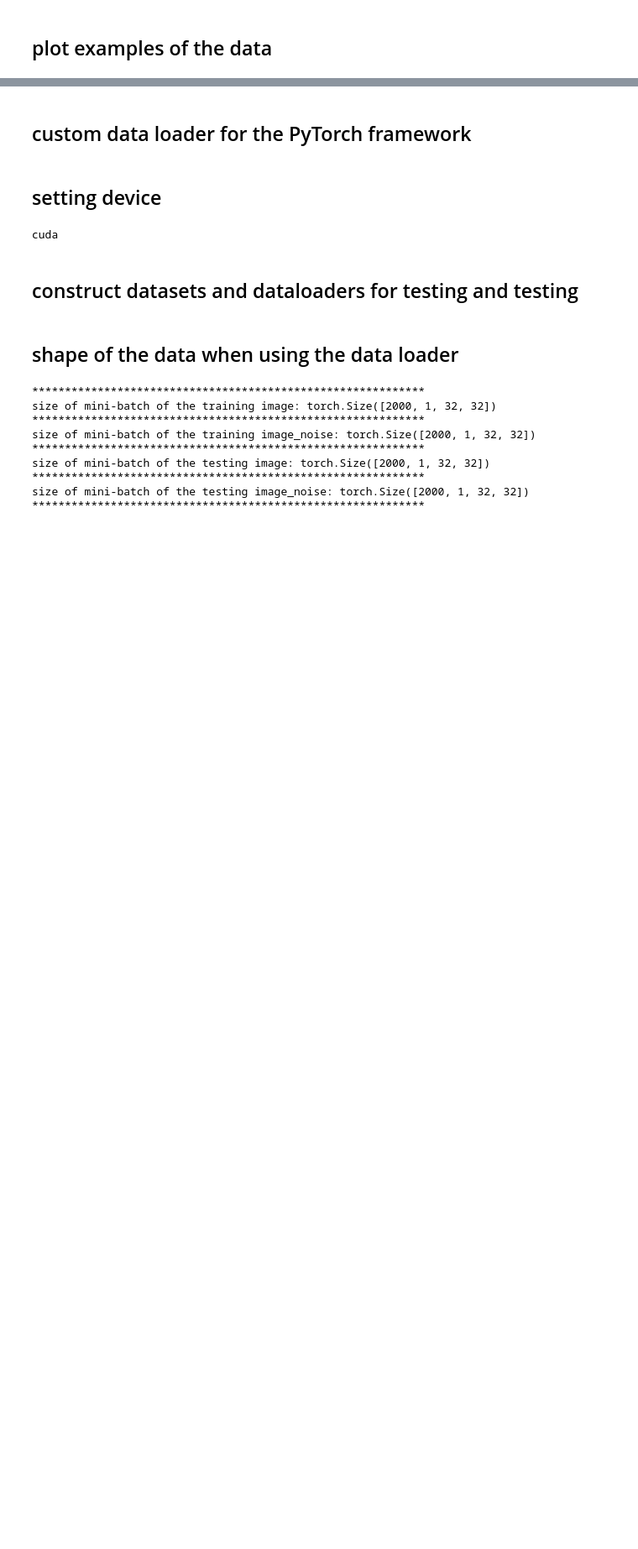
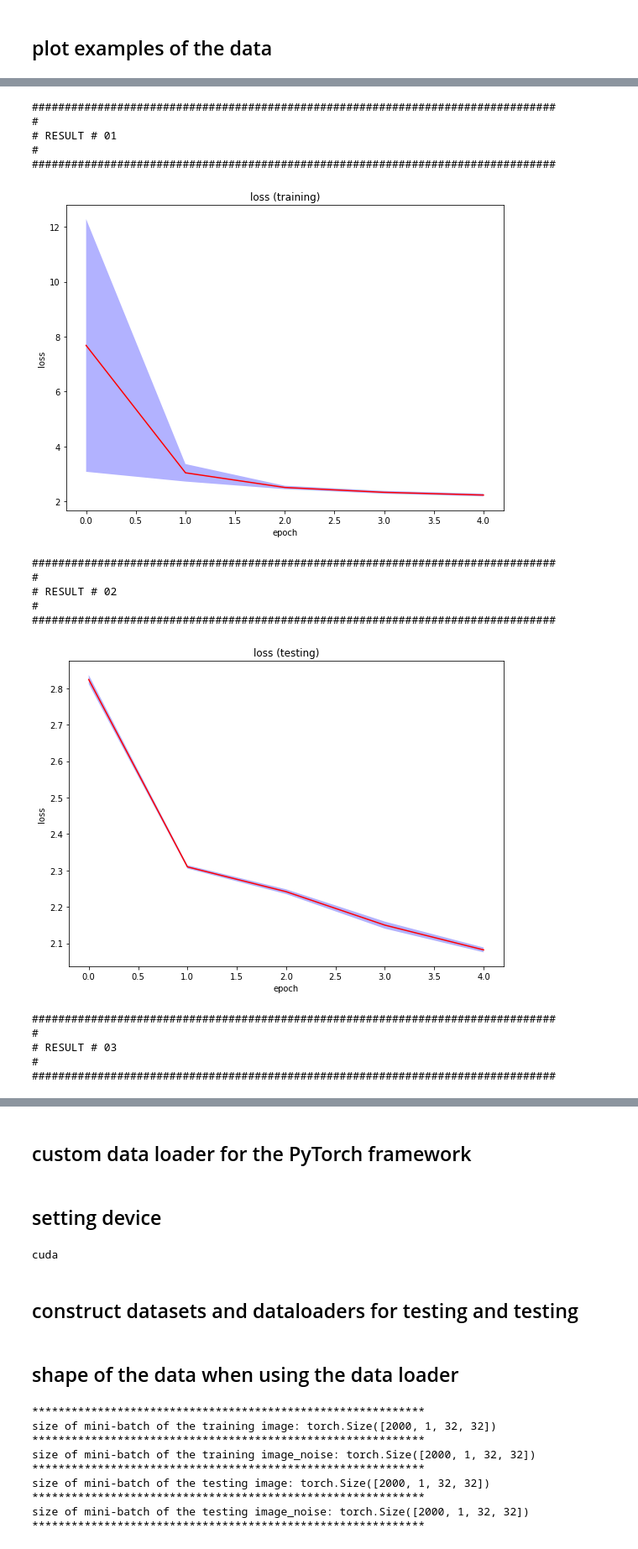
Before and after one commit to ClothesSilly/BetweenOurClothes_CategoryModel, a Jupyter notebook: ClothesCategorizeModel/ClothesCategorizeModel.ipynb, the cells around one changed output, grey strips where cells are left out. Shown: that part at 84% size. Drawn from its saved outputs; the diff is of its cells as text; code cells hidden in the pictures; blank space fills up the shorter version.

```diff
--- a/ClothesCategorizeModel/ClothesCategorizeModel.ipynb
+++ b/ClothesCategorizeModel/ClothesCategorizeModel.ipynb
@@ -76,0 +164,2 @@ plt.show()
+# %%
+device = torch.device('cuda' if torch.cuda.is_available() else 'mps')
@@ -76,0 +184,25 @@ plt.show()
+# %%
+def compute_loss(prediction, label):
+
+  loss_fn = nn.CrossEntropyLoss()
+  loss = loss_fn(prediction, label)
+
+  return loss
+# %%
+def compute_accuracy(prediction, label):
+
+  argmax_pred = torch.argmax(prediction, dim=1)
+  accuracy = sum(argmax_pred == label) / label.size(dim=0)
+
+  return accuracy
+# %%
+
+# for loss&accuracy check
+loss_train_mean = np.zeros(number_epoch)
+loss_train_std = np.zeros(number_epoch)
+accuracy_train_mean = np.zeros(number_epoch)
+accuracy_train_std = np.zeros(number_epoch)
+loss_test_mean = np.zeros(number_epoch)
+loss_test_std = np.zeros(number_epoch)
+accuracy_test_mean = np.zeros(number_epoch)
+accuracy_test_std = np.zeros(number_epoch)
@@ -76,0 +360,35 @@ plt.show()
+# %%
+number_result = 6
+
+for i in range(number_result):
+
+    title           = '# RESULT # {:02d}'.format(i+1)
+    name_function   = 'function_result_{:02d}()'.format(i+1)
+
+    print('')
+    print('################################################################################')
+    print('#')
+    print(title)
+    print('#')
+    print('################################################################################')
+    print('')
+
+    eval(name_function)
+# %% [output]
+################################################################################
+#
+# RESULT # 01
+#
+################################################################################
+[figure, added]
+################################################################################
+#
+# RESULT # 02
+#
+################################################################################
+[figure, added]
+################################################################################
+#
+# RESULT # 03
+#
+################################################################################
```
Also changed, not shown: parts of 19 cells of this notebook.
